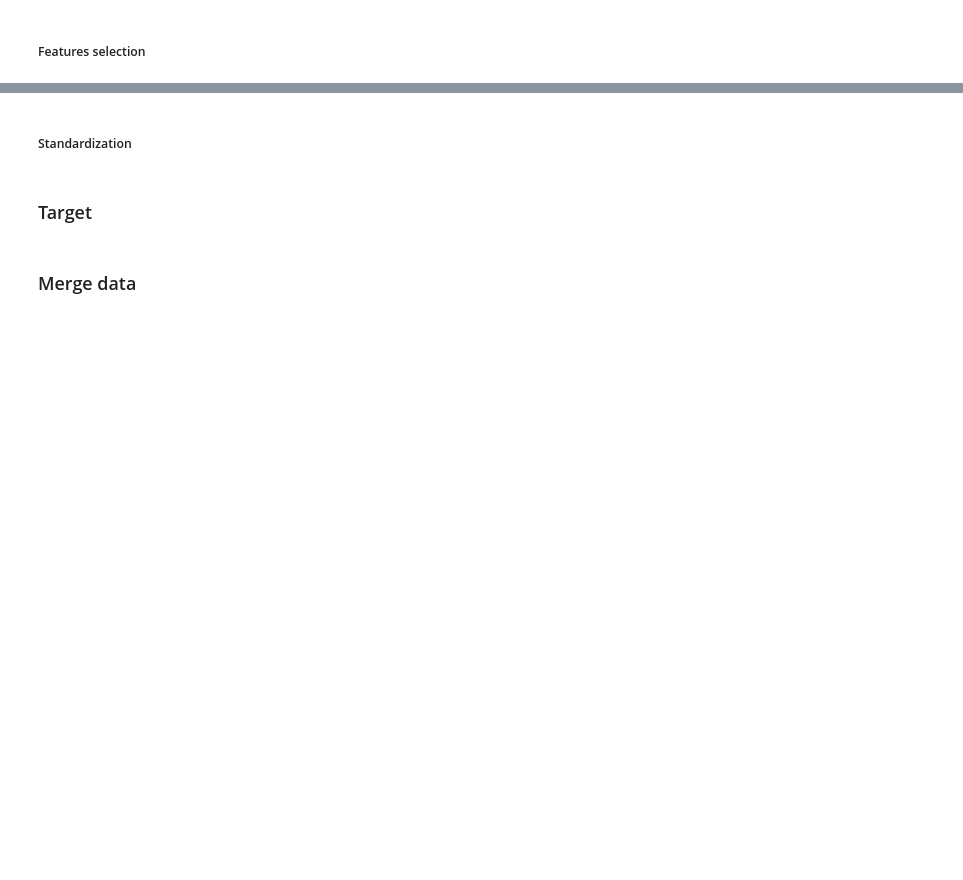
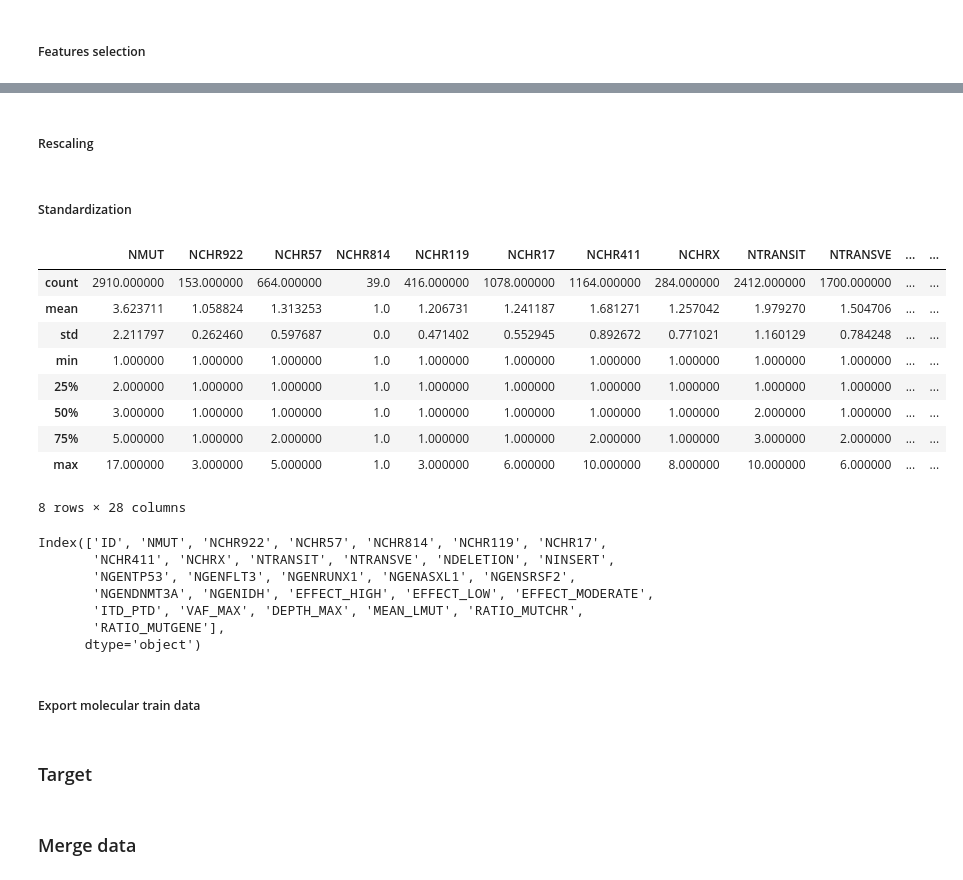
Before and after one commit to oagbohouto86/challenge_qrt, a Jupyter notebook: dm_qrt.ipynb, the cells around one changed output, grey strips where cells are left out. Cells and saved outputs as stored; diff of their text form; code cells hidden in the pictures; blank space fills up the shorter version.

```diff
--- a/dm_qrt.ipynb
+++ b/dm_qrt.ipynb
@@ -878,0 +863,10 @@ ngenidh=nspec(xlist=["IDH1", "IDH2"], col_name="NGENIDH")
+# %%
+mol_train_df_new=nb_mutation.merge(tot_len, on="ID", how="left").merge(nb_chr, on="ID", how="left").merge(nchr922, on="ID", how="left")\
+                            .merge(nchr57, on="ID", how="left").merge(nchr814, on="ID", how="left").merge(nchr119, on="ID", how="left")\
+                            .merge(nchr17, on="ID", how="left").merge(nchr411, on="ID", how="left").merge(nchrx, on="ID", how="left")\
+                            .merge(ntransit, on="ID", how="left").merge(ntransve, on="ID", how="left").merge(ndeletion, on="ID", how="left")\
+                            .merge(ninsert, on="ID", how="left").merge(nb_gen, on="ID", how="left").merge(ngentp53, on="ID", how="left")\
+                            .merge(ngenflt3, on="ID", how="left").merge(ngenrunx1, on="ID", how="left").merge(ngenasxl1, on="ID", how="left")\
+                            .merge(ngensrsf2, on="ID", how="left").merge(ngendnmt3a, on="ID", how="left").merge(ngenidh, on="ID", how="left")\
+                            .merge(prot_change, on="ID", how="left").merge(effect, on="ID", how="left").merge(vaf, on="ID", how="left")\
+                            .merge(depth, on="ID", how="left")
@@ -878,0 +875,7 @@ ngenidh=nspec(xlist=["IDH1", "IDH2"], col_name="NGENIDH")
+# %%
+#@title Fill na with 0
+col_to_fill=["NCHR922", "NCHR57", "NCHR814", "NCHR119", "NCHR17", "NCHR411", "NCHRX",
+ "NTRANSIT", "NTRANSVE", "NDELETION", "NINSERT",
+ "NGENTP53", "NGENFLT3", "NGENRUNX1", "NGENASXL1", "NGENSRSF2", "NGENDNMT3A", "NGENIDH"]
+for col in col_to_fill:
+  mol_train_df_new[col]=mol_train_df_new[col].fillna(0)
@@ -879,2 +901,10 @@ ngenidh=nspec(xlist=["IDH1", "IDH2"], col_name="NGENIDH")
+# %%
+#@title derive new variables
+mol_train_df_new["MEAN_LMUT"]=mol_train_df_new["TOTLMUT"]/mol_train_df_new["NMUT"]
+mol_train_df_new["RATIO_MUTCHR"]=mol_train_df_new["NMUT"]/mol_train_df_new["NCHR"]
+mol_train_df_new["RATIO_MUTGENE"]=mol_train_df_new["NMUT"]/mol_train_df_new["NGENE"]
+col_to_drop_cor=["TOTLMUT", "NCHR", "NGENE", "VAF_MEAN", "DEPTH_MEAN"]
+mol_train_df_new.drop(columns=col_to_drop_cor, inplace=True)
+mol_train_df_new
 # %% [markdown]
 ##### Features selection
@@ -885,2 +923,28 @@ ngenidh=nspec(xlist=["IDH1", "IDH2"], col_name="NGENIDH")
+# %% [markdown]
+##### Rescaling
+# %%
+mol_train_df_new['DEPTH_MAX']=np.log1p(mol_train_df_new['DEPTH_MAX'])
+mol_train_df_new['MEAN_LMUT']=np.log1p(mol_train_df_new['MEAN_LMUT'])
 # %% [markdown]
 ##### Standardization
+# %%
+mol_train_df_new.describe()
+mol_train_df_new.columns
+# %% [output]
+|  | NMUT | NCHR922 | NCHR57 | NCHR814 | NCHR119 | NCHR17 | NCHR411 | NCHRX | NTRANSIT | NTRANSVE | ... | ... |
+| count | 2910.000000 | 153.000000 | 664.000000 | 39.0 | 416.000000 | 1078.000000 | 1164.000000 | 284.000000 | 2412.000000 | 1700.000000 | ... | ... |
+| mean | 3.623711 | 1.058824 | 1.313253 | 1.0 | 1.206731 | 1.241187 | 1.681271 | 1.257042 | 1.979270 | 1.504706 | ... | ... |
+| std | 2.211797 | 0.262460 | 0.597687 | 0.0 | 0.471402 | 0.552945 | 0.892672 | 0.771021 | 1.160129 | 0.784248 | ... | ... |
+| min | 1.000000 | 1.000000 | 1.000000 | 1.0 | 1.000000 | 1.000000 | 1.000000 | 1.000000 | 1.000000 | 1.000000 | ... | ... |
+| 25% | 2.000000 | 1.000000 | 1.000000 | 1.0 | 1.000000 | 1.000000 | 1.000000 | 1.000000 | 1.000000 | 1.000000 | ... | ... |
+| 50% | 3.000000 | 1.000000 | 1.000000 | 1.0 | 1.000000 | 1.000000 | 1.000000 | 1.000000 | 2.000000 | 1.000000 | ... | ... |
+| 75% | 5.000000 | 1.000000 | 2.000000 | 1.0 | 1.000000 | 1.000000 | 2.000000 | 1.000000 | 3.000000 | 2.000000 | ... | ... |
+| max | 17.000000 | 3.000000 | 5.000000 | 1.0 | 3.000000 | 6.000000 | 10.000000 | 8.000000 | 10.000000 | 6.000000 | ... | ... |
+8 rows × 28 columns
+Index(['ID', 'NMUT', 'NCHR922', 'NCHR57', 'NCHR814', 'NCHR119', 'NCHR17',
+       'NCHR411', 'NCHRX', 'NTRANSIT', 'NTRANSVE', 'NDELETION', 'NINSERT',
+       'NGENTP53', 'NGENFLT3', 'NGENRUNX1', 'NGENASXL1', 'NGENSRSF2',
+       'NGENDNMT3A', 'NGENIDH', 'EFFECT_HIGH', 'EFFECT_LOW', 'EFFECT_MODERATE',
+       'ITD_PTD', 'VAF_MAX', 'DEPTH_MAX', 'MEAN_LMUT', 'RATIO_MUTCHR',
+       'RATIO_MUTGENE'],
+      dtype='object')
@@ -886,0 +960,2 @@ ngenidh=nspec(xlist=["IDH1", "IDH2"], col_name="NGENIDH")
+# %% [markdown]
+##### Export molecular train data
```
Also changed, not shown: parts of 44 cells of this notebook.
